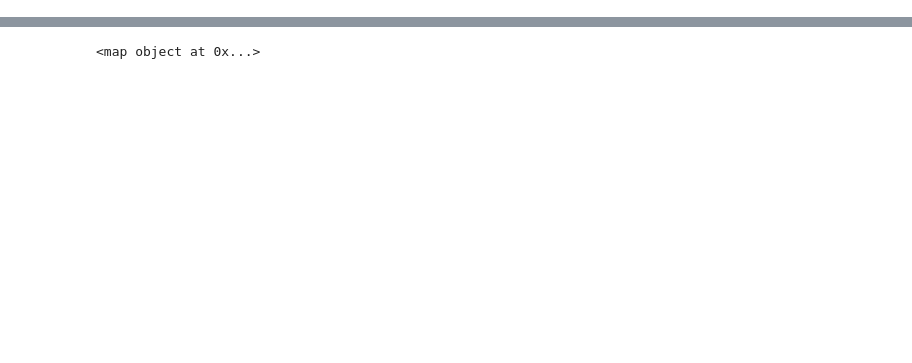
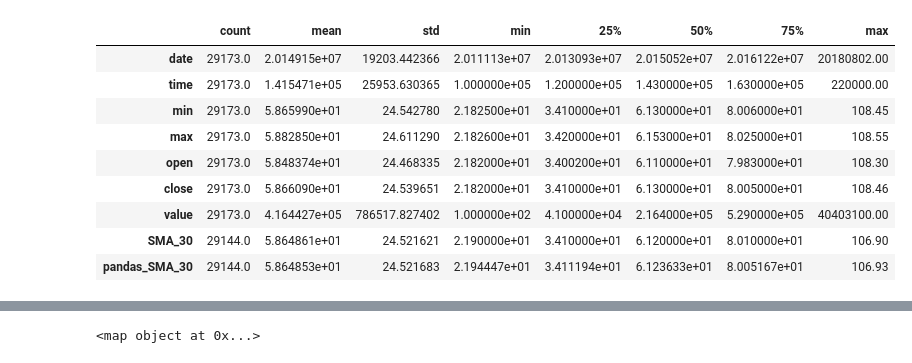
Before and after one commit to tinyoa/trying_pandas, a Jupyter notebook: trying_pandas.ipynb, the cells around one changed output, grey strips where cells are left out. Cells and saved outputs as stored; diff of their text form; code cells hidden in the pictures; blank space fills up the shorter version.

```diff
--- a/trying_pandas.ipynb
+++ b/trying_pandas.ipynb
@@ -6,3 +7,5 @@ import pandas as pd
 # %%
-df_titanic = pd.read_csv("datasets/titanic.csv")
-#df_titanic = pd.read_csv("alrs_m30.csv")
+#df_titanic = pd.read_csv("datasets/titanic.csv")
+#df_titanic = pd.read_csv("alrs_m30.csv", header = 0)
+df_alrs_m30 = pd.read_csv("alrs_m30.csv", names = ['date', 'time', 'min', 'max','open', 'close', 'value'])
+df_alrs_m30.head()
@@ -8,0 +32,13 @@ df_titanic = pd.read_csv("datasets/titanic.csv")
+# %%
+df_alrs_m30.describe().T
+# %% [output]
+|  | count | mean | std | min | 25% | 50% | 75% | max |
+| date | 29173.0 | 2.014915e+07 | 19203.442366 | 2.011113e+07 | 2.013093e+07 | 2.015052e+07 | 2.016122e+07 | 20180802.00 |
+| time | 29173.0 | 1.415471e+05 | 25953.630365 | 1.000000e+05 | 1.200000e+05 | 1.430000e+05 | 1.630000e+05 | 220000.00 |
+| min | 29173.0 | 5.865990e+01 | 24.542780 | 2.182500e+01 | 3.410000e+01 | 6.130000e+01 | 8.006000e+01 | 108.45 |
+| max | 29173.0 | 5.882850e+01 | 24.611290 | 2.182600e+01 | 3.420000e+01 | 6.153000e+01 | 8.025000e+01 | 108.55 |
+| open | 29173.0 | 5.848374e+01 | 24.468335 | 2.182000e+01 | 3.400200e+01 | 6.110000e+01 | 7.983000e+01 | 108.30 |
+| close | 29173.0 | 5.866090e+01 | 24.539651 | 2.182000e+01 | 3.410000e+01 | 6.130000e+01 | 8.005000e+01 | 108.46 |
+| value | 29173.0 | 4.164427e+05 | 786517.827402 | 1.000000e+02 | 4.100000e+04 | 2.164000e+05 | 5.290000e+05 | 40403100.00 |
+| SMA_30 | 29144.0 | 5.864861e+01 | 24.521621 | 2.190000e+01 | 3.410000e+01 | 6.120000e+01 | 8.010000e+01 | 106.90 |
+| pandas_SMA_30 | 29144.0 | 5.864853e+01 | 24.521683 | 2.194447e+01 | 3.411194e+01 | 6.123633e+01 | 8.005167e+01 | 106.93 |
```
Also changed, not shown: parts of 18 cells of this notebook.
